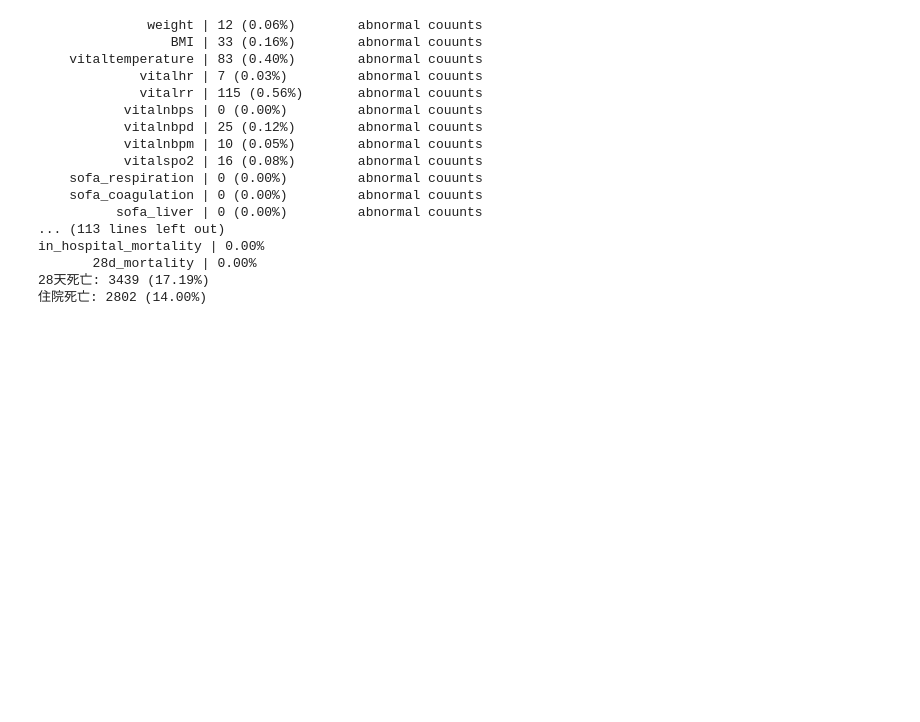
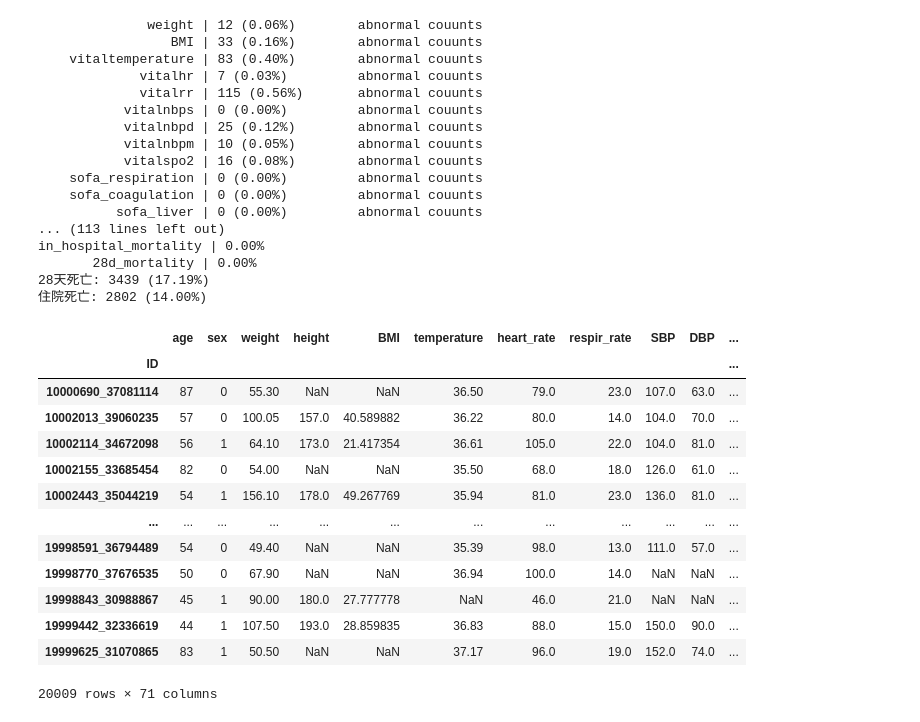
Before and after one commit to xuxu-wei/sepsis-mortality, a Jupyter notebook: data_process/MIMIC_IV-data-clean.ipynb, the cells around one changed output. Drawn from its saved outputs; the diff is of its cells as text; code cells hidden in the pictures; blank space fills up the shorter version.

Commit message:
eicu-clean-local

```diff
--- a/data_process/MIMIC_IV-data-clean.ipynb
+++ b/data_process/MIMIC_IV-data-clean.ipynb
@@ -315,3 +315,20 @@ in_hospital_mortality | 0.00%
        28d_mortality | 0.00%
 28天死亡: 3439 (17.19%)
 住院死亡: 2802 (14.00%)
+# %%
+df_clean
+# %% [output]
+|  | age | sex | weight | height | BMI | temperature | heart_rate | respir_rate | SBP | DBP | ... |
+| ID |  |  |  |  |  |  |  |  |  |  | ... |
+| 10000690_37081114 | 87 | 0 | 55.30 | NaN | NaN | 36.50 | 79.0 | 23.0 | 107.0 | 63.0 | ... |
+| 10002013_39060235 | 57 | 0 | 100.05 | 157.0 | 40.589882 | 36.22 | 80.0 | 14.0 | 104.0 | 70.0 | ... |
+| 10002114_34672098 | 56 | 1 | 64.10 | 173.0 | 21.417354 | 36.61 | 105.0 | 22.0 | 104.0 | 81.0 | ... |
+| 10002155_33685454 | 82 | 0 | 54.00 | NaN | NaN | 35.50 | 68.0 | 18.0 | 126.0 | 61.0 | ... |
+| 10002443_35044219 | 54 | 1 | 156.10 | 178.0 | 49.267769 | 35.94 | 81.0 | 23.0 | 136.0 | 81.0 | ... |
+| ... | ... | ... | ... | ... | ... | ... | ... | ... | ... | ... | ... |
+| 19998591_36794489 | 54 | 0 | 49.40 | NaN | NaN | 35.39 | 98.0 | 13.0 | 111.0 | 57.0 | ... |
+| 19998770_37676535 | 50 | 0 | 67.90 | NaN | NaN | 36.94 | 100.0 | 14.0 | NaN | NaN | ... |
+| 19998843_30988867 | 45 | 1 | 90.00 | 180.0 | 27.777778 | NaN | 46.0 | 21.0 | NaN | NaN | ... |
+| 19999442_32336619 | 44 | 1 | 107.50 | 193.0 | 28.859835 | 36.83 | 88.0 | 15.0 | 150.0 | 90.0 | ... |
+| 19999625_31070865 | 83 | 1 | 50.50 | NaN | NaN | 37.17 | 96.0 | 19.0 | 152.0 | 74.0 | ... |
+20009 rows × 71 columns
```
Also changed, not shown: 2 other files.
